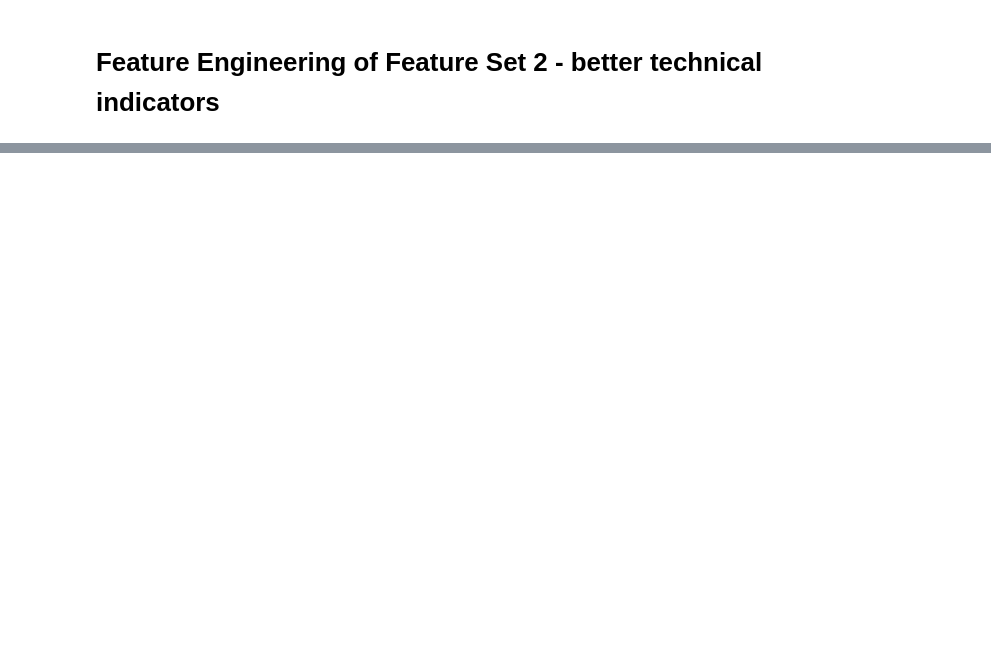
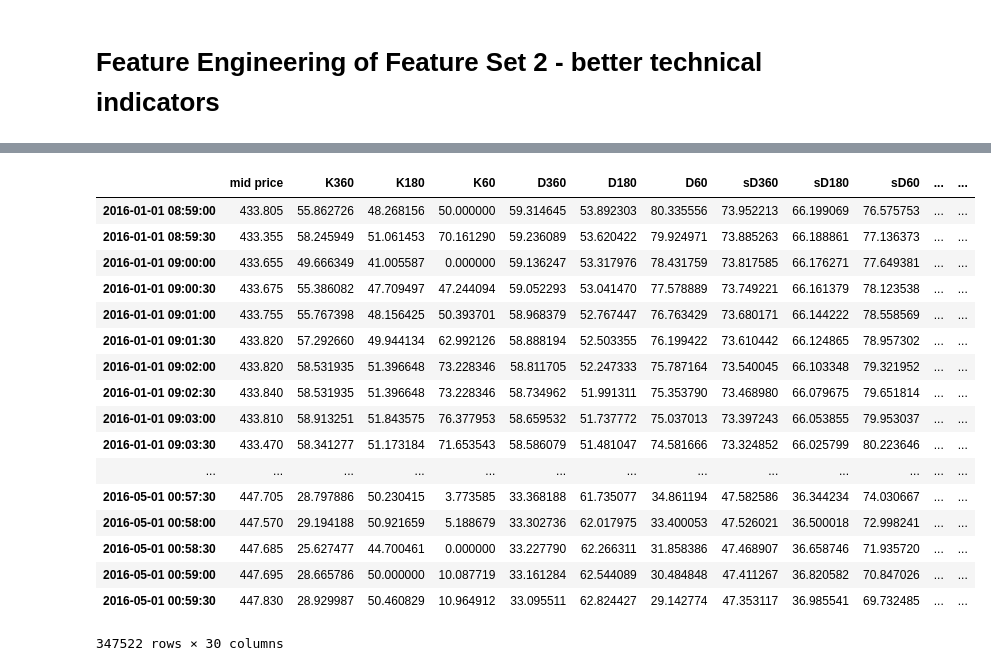
Before and after one commit to Lucsanszky/btc-price-prediction, a Jupyter notebook: data-collection/feature-engineering.ipynb, the cells around one changed output, grey strips where cells are left out. Saved outputs shown, nothing was run; the diff lists cells and outputs as text; code cells hidden in the pictures; blank space fills up the shorter version.

```diff
--- a/data-collection/feature-engineering.ipynb
+++ b/data-collection/feature-engineering.ipynb
@@ -147,2 +151,3 @@ lob_features['mean bid price'] = lob_features['bids'].map(sum) / 20
 # %%
-lob_features.drop(['asks', 'bids'], axis = 1, inplace=True)
+lob_features10.drop(['asks', 'bids'], axis = 1, inplace=True)
+lob_features10.to_csv(path_or_buf='../btc-data/BTC_LOB_simple_10s.csv')
@@ -178,0 +263,38 @@ lob_tech_features
+# %%
+def generate_features(frame, freq):
+    close = frame['mid price']
+    frame['K360'] = stoch_K(close, 360)
+    frame['K180'] = stoch_K(close, 180)
+    frame['K60'] = stoch_K(close, 60)
+    frame['D360'] = stoch_D(frame['K360'], 360)
+    frame['D180'] = stoch_D(frame['K180'], 180)
+    frame['D60'] = stoch_D(frame['K60'], 60)
+    frame['sD360'] = slow_D(frame['D360'], 360)
+    frame['sD180'] = slow_D(frame['D180'], 180)
+    frame['sD60'] = slow_D(frame['D60'], 60)
+    frame['MOM360'] = momentum(close, 360)
+    frame['MOM180'] = momentum(close, 180)
+    frame['MOM60'] = momentum(close, 60)
+    frame['ROC360'] = roc(close, 360)
+    frame['ROC180'] = roc(close, 180)
+    frame['ROC60'] = roc(close, 60)
+    frame['LWR360'] = lw_R(close, 360)
+    frame['LWR180'] = lw_R(close, 180)
+    frame['LWR60'] = lw_R(close, 60)
+    frame['ADOSC360'] = ad_osc(close, 360)
+    frame['ADOSC180'] = ad_osc(close, 180)
+    frame['ADOSC60'] = ad_osc(close, 60)
+    frame['DISP360'] = disp(close, 360)
+    frame['DISP180'] = disp(close, 180)
+    frame['DISP60'] = disp(close, 60)
+    frame['OSCP180-360'] = oscp(close, 180, 360)
+    frame['OSCP60-180'] = oscp(close, 60, 180)
+    frame['RSI360'] = rsi(close, 360)
+    frame['RSI180'] = rsi(close, 180)
+    frame['RSI60'] = rsi(close, 60)
+
+    frame['mid price'] = frame['mid price'].shift(-1)
+    frame.set_index(frame.index.shift(1, freq=freq), inplace = True)
+    frame = frame[3*359:-1]
+
+    return frame
@@ -178,0 +324,22 @@ lob_tech_features
+# %%
+lob_techind30 = generate_features(lob_techind30, '30s')
+lob_techind30
+# %% [output]
+|  | mid price | K360 | K180 | K60 | D360 | D180 | D60 | sD360 | sD180 | sD60 | ... | ... |
+| 2016-01-01 08:59:00 | 433.805 | 55.862726 | 48.268156 | 50.000000 | 59.314645 | 53.892303 | 80.335556 | 73.952213 | 66.199069 | 76.575753 | ... | ... |
+| 2016-01-01 08:59:30 | 433.355 | 58.245949 | 51.061453 | 70.161290 | 59.236089 | 53.620422 | 79.924971 | 73.885263 | 66.188861 | 77.136373 | ... | ... |
+| 2016-01-01 09:00:00 | 433.655 | 49.666349 | 41.005587 | 0.000000 | 59.136247 | 53.317976 | 78.431759 | 73.817585 | 66.176271 | 77.649381 | ... | ... |
+| 2016-01-01 09:00:30 | 433.675 | 55.386082 | 47.709497 | 47.244094 | 59.052293 | 53.041470 | 77.578889 | 73.749221 | 66.161379 | 78.123538 | ... | ... |
+| 2016-01-01 09:01:00 | 433.755 | 55.767398 | 48.156425 | 50.393701 | 58.968379 | 52.767447 | 76.763429 | 73.680171 | 66.144222 | 78.558569 | ... | ... |
+| 2016-01-01 09:01:30 | 433.820 | 57.292660 | 49.944134 | 62.992126 | 58.888194 | 52.503355 | 76.199422 | 73.610442 | 66.124865 | 78.957302 | ... | ... |
+| 2016-01-01 09:02:00 | 433.820 | 58.531935 | 51.396648 | 73.228346 | 58.811705 | 52.247333 | 75.787164 | 73.540045 | 66.103348 | 79.321952 | ... | ... |
+| 2016-01-01 09:02:30 | 433.840 | 58.531935 | 51.396648 | 73.228346 | 58.734962 | 51.991311 | 75.353790 | 73.468980 | 66.079675 | 79.651814 | ... | ... |
+| 2016-01-01 09:03:00 | 433.810 | 58.913251 | 51.843575 | 76.377953 | 58.659532 | 51.737772 | 75.037013 | 73.397243 | 66.053855 | 79.953037 | ... | ... |
+| 2016-01-01 09:03:30 | 433.470 | 58.341277 | 51.173184 | 71.653543 | 58.586079 | 51.481047 | 74.581666 | 73.324852 | 66.025799 | 80.223646 | ... | ... |
+| ... | ... | ... | ... | ... | ... | ... | ... | ... | ... | ... | ... | ... |
+| 2016-05-01 00:57:30 | 447.705 | 28.797886 | 50.230415 | 3.773585 | 33.368188 | 61.735077 | 34.861194 | 47.582586 | 36.344234 | 74.030667 | ... | ... |
+| 2016-05-01 00:58:00 | 447.570 | 29.194188 | 50.921659 | 5.188679 | 33.302736 | 62.017975 | 33.400053 | 47.526021 | 36.500018 | 72.998241 | ... | ... |
+| 2016-05-01 00:58:30 | 447.685 | 25.627477 | 44.700461 | 0.000000 | 33.227790 | 62.266311 | 31.858386 | 47.468907 | 36.658746 | 71.935720 | ... | ... |
+| 2016-05-01 00:59:00 | 447.695 | 28.665786 | 50.000000 | 10.087719 | 33.161284 | 62.544089 | 30.484848 | 47.411267 | 36.820582 | 70.847026 | ... | ... |
+| 2016-05-01 00:59:30 | 447.830 | 28.929987 | 50.460829 | 10.964912 | 33.095511 | 62.824427 | 29.142774 | 47.353117 | 36.985541 | 69.732485 | ... | ... |
+347522 rows × 30 columns
```
Also changed, not shown: parts of 21 cells of this notebook, 1 other file.
